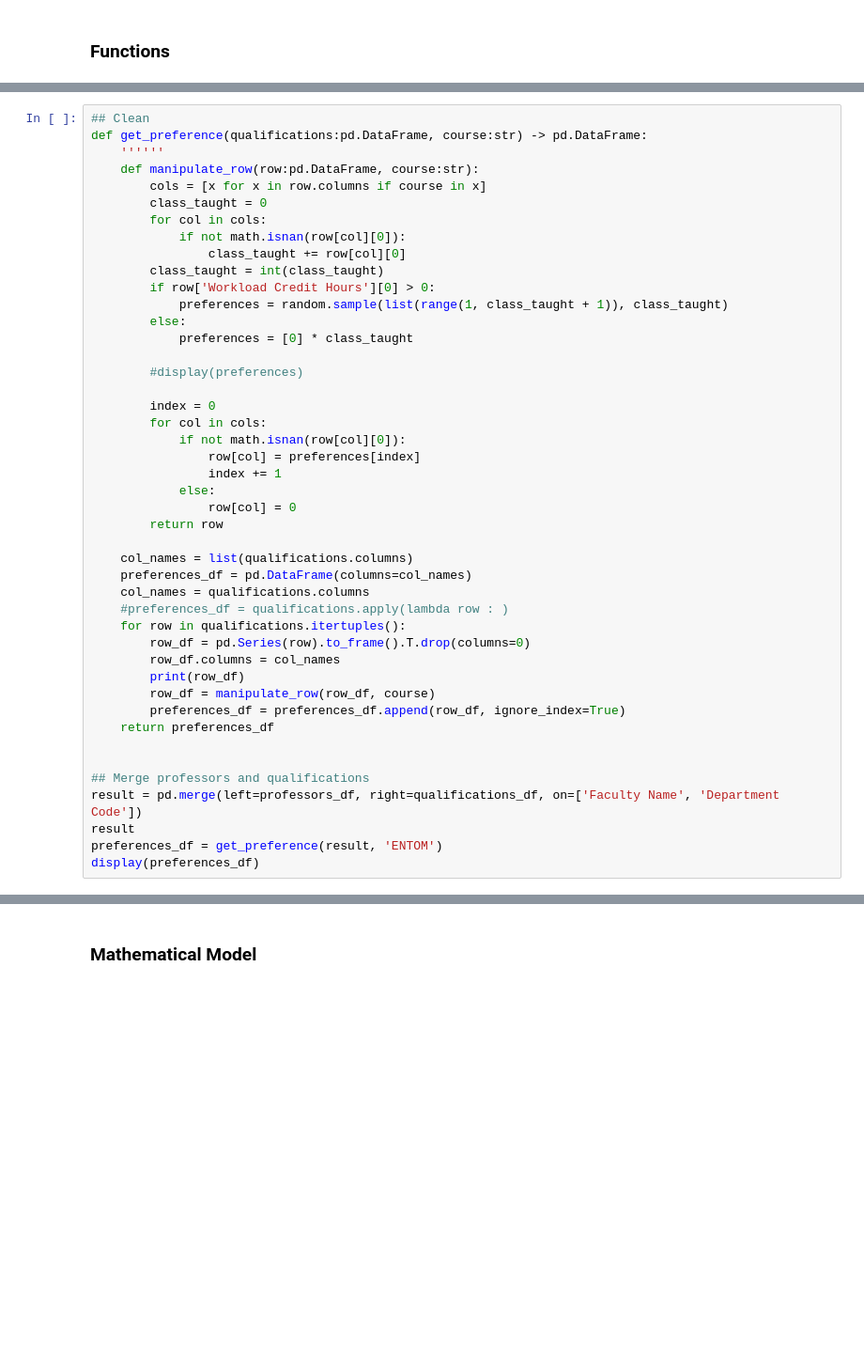
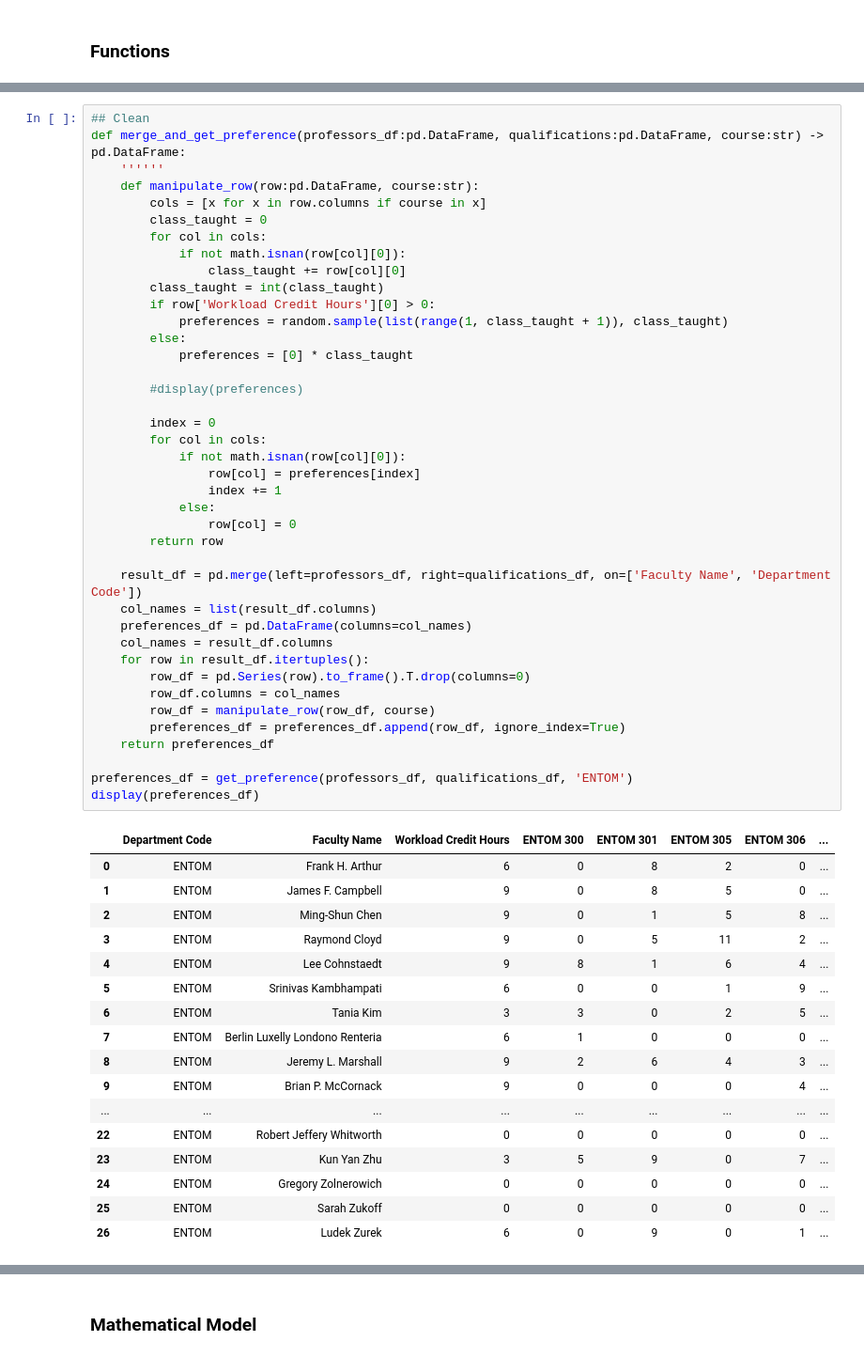
Before and after one commit to isossa/MATH4320, a Jupyter notebook: Project 1/Project 1 Submission.ipynb, the cells around one changed output, grey strips where cells are left out. Shown at 94% size. Drawn from its saved outputs; the diff is of its cells as text; blank space fills up the shorter version.

```diff
--- a/Project 1/Project 1 Submission.ipynb
+++ b/Project 1/Project 1 Submission.ipynb
@@ -116,46 +151,58 @@ result
 # %%
 ## Clean
-def get_preference(qualifications:pd.DataFrame, course:str) -> pd.DataFrame:
+def merge_and_get_preference(professors_df:pd.DataFrame, qualifications:pd.DataFrame, course:str) -> pd.DataFrame:
     ''''''
     def manipulate_row(row:pd.DataFrame, course:str):
         cols = [x for x in row.columns if course in x]
         class_taught = 0
         for col in cols:
             if not math.isnan(row[col][0]):
                 class_taught += row[col][0]
         class_taught = int(class_taught)
         if row['Workload Credit Hours'][0] > 0:
             preferences = random.sample(list(range(1, class_taught + 1)), class_taught)
         else:
             preferences = [0] * class_taught
 
         #display(preferences)
 
         index = 0
         for col in cols:
             if not math.isnan(row[col][0]):
                 row[col] = preferences[index]
                 index += 1
             else:
                 row[col] = 0
         return row
 
-    col_names = list(qualifications.columns)
+    result_df = pd.merge(left=professors_df, right=qualifications_df, on=['Faculty Name', 'Department Code'])
+    col_names = list(result_df.columns)
     preferences_df = pd.DataFrame(columns=col_names)
-    col_names = qualifications.columns
-    #preferences_df = qualifications.apply(lambda row : )
-    for row in qualifications.itertuples():
+    col_names = result_df.columns
+    for row in result_df.itertuples():
         row_df = pd.Series(row).to_frame().T.drop(columns=0)
         row_df.columns = col_names
-        print(row_df)
         row_df = manipulate_row(row_df, course)
         preferences_df = preferences_df.append(row_df, ignore_index=True)
     return preferences_df
 
-
-## Merge professors and qualifications
-result = pd.merge(left=professors_df, right=qualifications_df, on=['Faculty Name', 'Department Code'])
-result
-preferences_df = get_preference(result, 'ENTOM')
+preferences_df = get_preference(professors_df, qualifications_df, 'ENTOM')
 display(preferences_df)
 # %% [output]
+|  | Department Code | Faculty Name | Workload Credit Hours | ENTOM 300 | ENTOM 301 | ENTOM 305 | ENTOM 306 | ... |
+| 0 | ENTOM | Frank H. Arthur | 6 | 0 | 8 | 2 | 0 | ... |
+| 1 | ENTOM | James F. Campbell | 9 | 0 | 8 | 5 | 0 | ... |
+| 2 | ENTOM | Ming-Shun Chen | 9 | 0 | 1 | 5 | 8 | ... |
+| 3 | ENTOM | Raymond Cloyd | 9 | 0 | 5 | 11 | 2 | ... |
+| 4 | ENTOM | Lee Cohnstaedt | 9 | 8 | 1 | 6 | 4 | ... |
+| 5 | ENTOM | Srinivas Kambhampati | 6 | 0 | 0 | 1 | 9 | ... |
+| 6 | ENTOM | Tania Kim | 3 | 3 | 0 | 2 | 5 | ... |
+| 7 | ENTOM | Berlin Luxelly Londono Renteria | 6 | 1 | 0 | 0 | 0 | ... |
+| 8 | ENTOM | Jeremy L. Marshall | 9 | 2 | 6 | 4 | 3 | ... |
+| 9 | ENTOM | Brian P. McCornack | 9 | 0 | 0 | 0 | 4 | ... |
+| ... | ... | ... | ... | ... | ... | ... | ... | ... |
+| 22 | ENTOM | Robert Jeffery Whitworth | 0 | 0 | 0 | 0 | 0 | ... |
+| 23 | ENTOM | Kun Yan Zhu | 3 | 5 | 9 | 0 | 7 | ... |
+| 24 | ENTOM | Gregory Zolnerowich | 0 | 0 | 0 | 0 | 0 | ... |
+| 25 | ENTOM | Sarah Zukoff | 0 | 0 | 0 | 0 | 0 | ... |
+| 26 | ENTOM | Ludek Zurek | 6 | 0 | 9 | 0 | 1 | ... |
```
Also changed, not shown: parts of 6 cells of this notebook.
